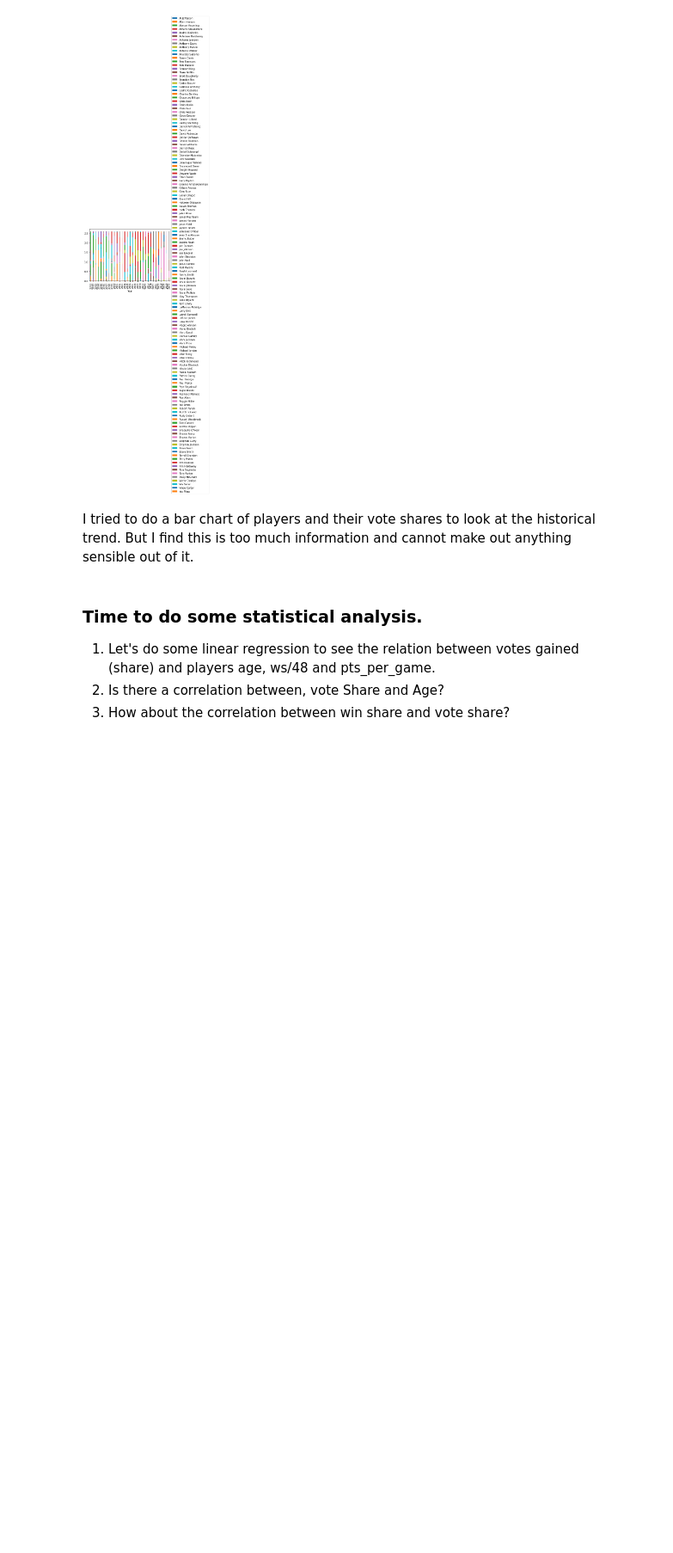
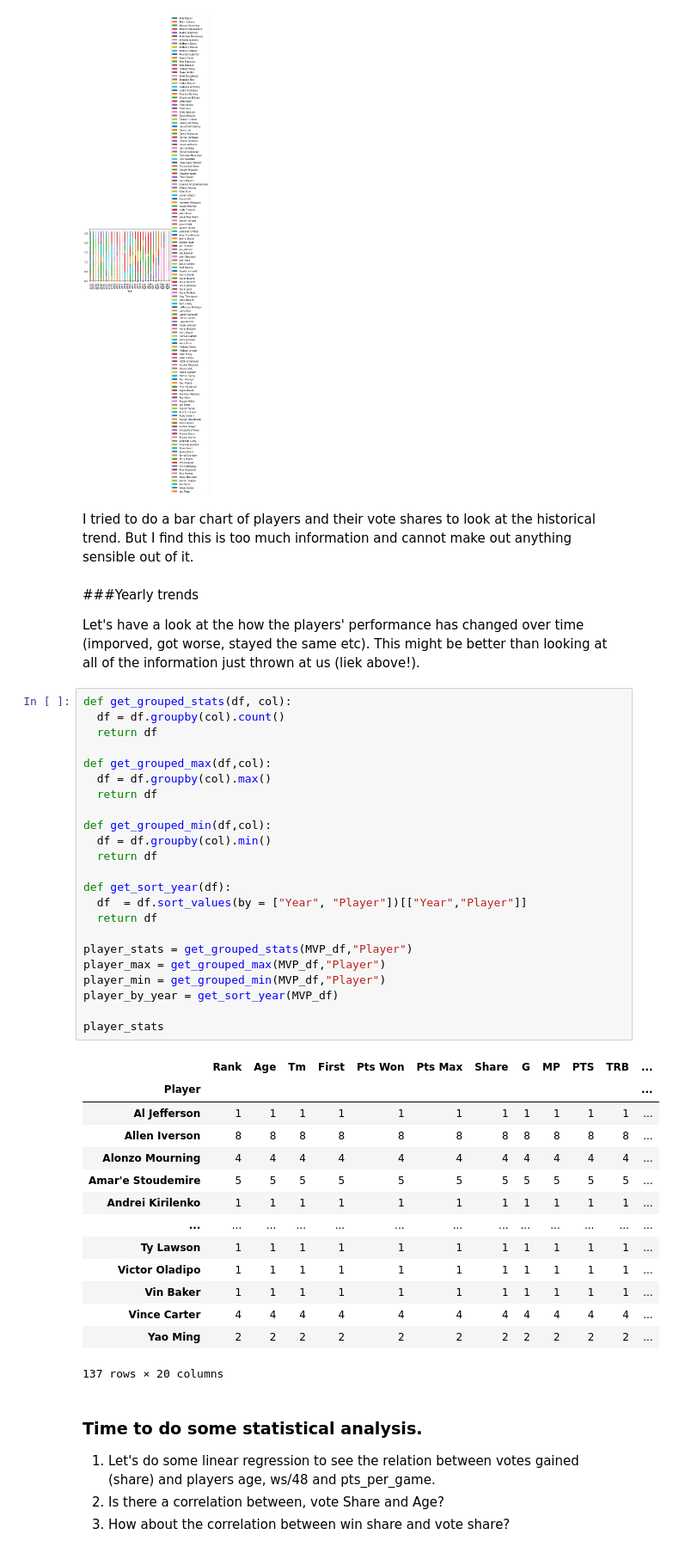
Before and after one commit to JaySanthanam/Programming-for-data, a Jupyter notebook: Projects/NBA.ipynb, the cells around one changed output. Shown at 86% size. Saved outputs shown, nothing was run; the diff lists cells and outputs as text; blank space fills up the shorter version.

```diff
--- a/Projects/NBA.ipynb
+++ b/Projects/NBA.ipynb
@@ -408,6 +408,48 @@ plt.show()
 [figure]
 # %% [markdown]
 I tried to do a bar chart of players and their vote shares to look at the historical trend. But I find this is too much information and cannot make out anything sensible out of it.
+# %% [markdown]
+###Yearly trends
+
+Let's have a look at the how the players' performance has changed over time (imporved, got worse, stayed the same etc). This might be better than looking at all of the information just thrown at us (liek above!).
+# %%
+def get_grouped_stats(df, col):
+  df = df.groupby(col).count()
+  return df
+
+def get_grouped_max(df,col):
+  df = df.groupby(col).max()
+  return df
+
+def get_grouped_min(df,col):
+  df = df.groupby(col).min()
+  return df
+
+def get_sort_year(df):
+  df  = df.sort_values(by = ["Year", "Player"])[["Year","Player"]]
+  return df
+
+player_stats = get_grouped_stats(MVP_df,"Player")
+player_max = get_grouped_max(MVP_df,"Player")
+player_min = get_grouped_min(MVP_df,"Player")
+player_by_year = get_sort_year(MVP_df)
+
+player_stats
+# %% [output]
+|  | Rank | Age | Tm | First | Pts Won | Pts Max | Share | G | MP | PTS | TRB | ... |
+| Player |  |  |  |  |  |  |  |  |  |  |  | ... |
+| Al Jefferson | 1 | 1 | 1 | 1 | 1 | 1 | 1 | 1 | 1 | 1 | 1 | ... |
+| Allen Iverson | 8 | 8 | 8 | 8 | 8 | 8 | 8 | 8 | 8 | 8 | 8 | ... |
+| Alonzo Mourning | 4 | 4 | 4 | 4 | 4 | 4 | 4 | 4 | 4 | 4 | 4 | ... |
+| Amar'e Stoudemire | 5 | 5 | 5 | 5 | 5 | 5 | 5 | 5 | 5 | 5 | 5 | ... |
+| Andrei Kirilenko | 1 | 1 | 1 | 1 | 1 | 1 | 1 | 1 | 1 | 1 | 1 | ... |
+| ... | ... | ... | ... | ... | ... | ... | ... | ... | ... | ... | ... | ... |
+| Ty Lawson | 1 | 1 | 1 | 1 | 1 | 1 | 1 | 1 | 1 | 1 | 1 | ... |
+| Victor Oladipo | 1 | 1 | 1 | 1 | 1 | 1 | 1 | 1 | 1 | 1 | 1 | ... |
+| Vin Baker | 1 | 1 | 1 | 1 | 1 | 1 | 1 | 1 | 1 | 1 | 1 | ... |
+| Vince Carter | 4 | 4 | 4 | 4 | 4 | 4 | 4 | 4 | 4 | 4 | 4 | ... |
+| Yao Ming | 2 | 2 | 2 | 2 | 2 | 2 | 2 | 2 | 2 | 2 | 2 | ... |
+137 rows × 20 columns
 # %% [markdown]
 ### Time to do some statistical analysis.
 
```
